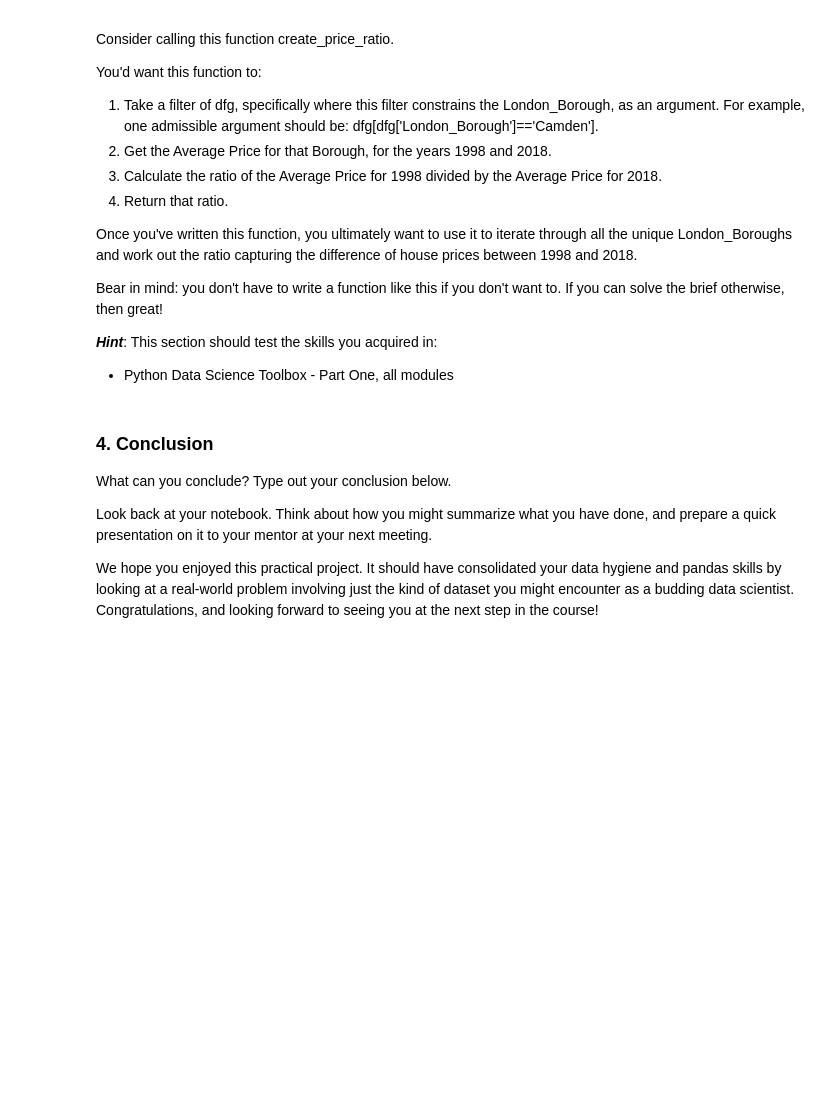
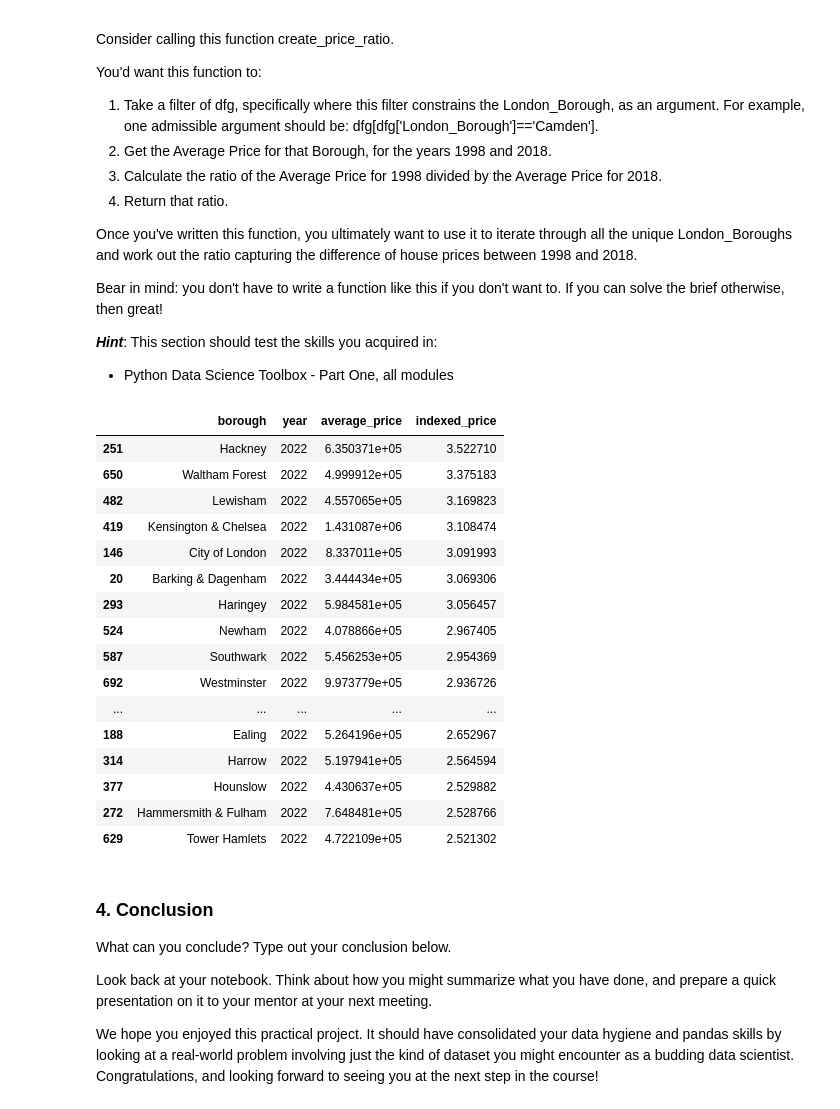
Before and after one commit to msc2106/springboard-data-science, a Jupyter notebook: Unit 4 Challenge - Tier 3.ipynb, the cells around one changed output. Saved outputs shown, nothing was run; the diff lists cells and outputs as text; code cells hidden in the pictures; blank space fills up the shorter version.

```diff
--- a/Unit 4 Challenge - Tier 3.ipynb
+++ b/Unit 4 Challenge - Tier 3.ipynb
@@ -307,6 +302,36 @@ Bear in mind: you don't have to write a function like this if you don't want to.
 
 ***Hint***: This section should test the skills you acquired in:
 - Python Data Science Toolbox - Part One, all modules
+# %%
+baseline_values = london_properties_annual.loc[
+    london_properties_annual['year'] == 2002,
+    ['borough', 'average_price']
+]
+baseline_values = baseline_values.set_index('borough')
+
+london_properties_annual['indexed_price'] = london_properties_annual.apply(
+    lambda row: row['average_price'] / baseline_values.loc[row['borough']],
+    axis = 1
+)
+london_properties_annual.query('year == 2022').sort_values('indexed_price', ascending=False)
+# %% [output]
+|  | borough | year | average_price | indexed_price |
+| 251 | Hackney | 2022 | 6.350371e+05 | 3.522710 |
+| 650 | Waltham Forest | 2022 | 4.999912e+05 | 3.375183 |
+| 482 | Lewisham | 2022 | 4.557065e+05 | 3.169823 |
+| 419 | Kensington & Chelsea | 2022 | 1.431087e+06 | 3.108474 |
+| 146 | City of London | 2022 | 8.337011e+05 | 3.091993 |
+| 20 | Barking & Dagenham | 2022 | 3.444434e+05 | 3.069306 |
+| 293 | Haringey | 2022 | 5.984581e+05 | 3.056457 |
+| 524 | Newham | 2022 | 4.078866e+05 | 2.967405 |
+| 587 | Southwark | 2022 | 5.456253e+05 | 2.954369 |
+| 692 | Westminster | 2022 | 9.973779e+05 | 2.936726 |
+| ... | ... | ... | ... | ... |
+| 188 | Ealing | 2022 | 5.264196e+05 | 2.652967 |
+| 314 | Harrow | 2022 | 5.197941e+05 | 2.564594 |
+| 377 | Hounslow | 2022 | 4.430637e+05 | 2.529882 |
+| 272 | Hammersmith & Fulham | 2022 | 7.648481e+05 | 2.528766 |
+| 629 | Tower Hamlets | 2022 | 4.722109e+05 | 2.521302 |
 # %% [markdown]
 ### 4. Conclusion
 What can you conclude? Type out your conclusion below.
```
Also changed, not shown: parts of 1 cell of this notebook.
